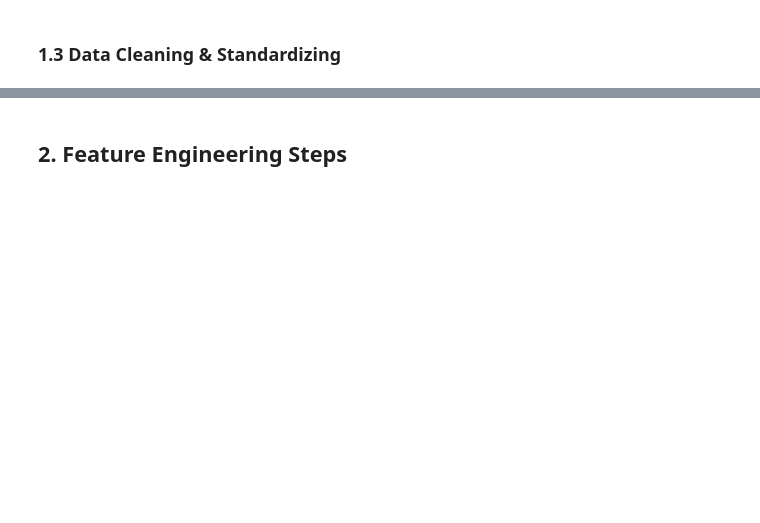
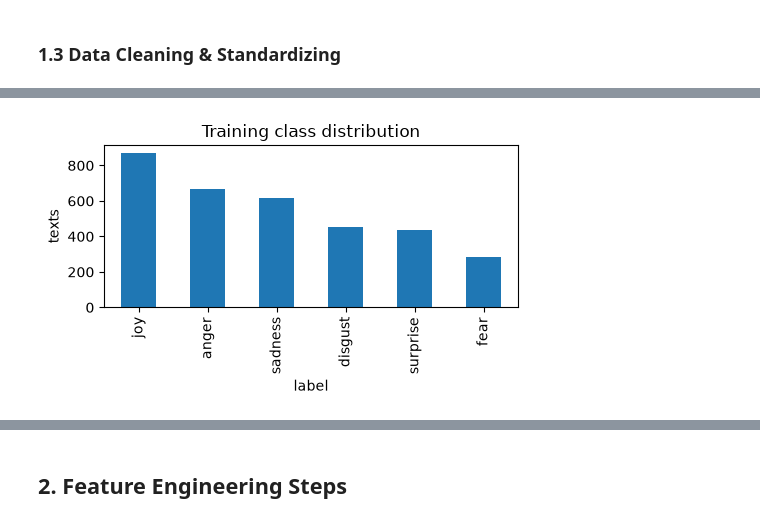
Before and after one commit to 0-Gixty-0/DM2026-Lab2-Exercise, a Jupyter notebook: DM2026-Lab2-Homework.ipynb, the cells around one changed output, grey strips where cells are left out. Saved outputs shown, nothing was run; the diff lists cells and outputs as text; code cells hidden in the pictures; blank space fills up the shorter version.

Commit message:
add exploration and first model tests

```diff
--- a/DM2026-Lab2-Homework.ipynb
+++ b/DM2026-Lab2-Homework.ipynb
@@ -305,25 +382,25 @@ def clean_text(text):
     # Curly quotes -> straight quotes, then collapse whitespace
     text = text.replace("’", "'").replace("‘", "'").replace("“", '"').replace("”", '"')
     return re.sub(r"\s+", " ", text).strip()
-
-# TweetTokenizer keeps emoji and contractions, and shortens "sooooo" to "sooo"
-tok = TweetTokenizer(preserve_case=False, reduce_len=True)
-
-# Keep negations: removing "not" turns "not happy" into "happy"
-NEGATIONS = {"no", "not", "nor", "never", "don't", "didn't", "isn't", "wasn't",
-             "can't", "won't", "shouldn't", "couldn't", "doesn't", "aren't"}
-STOP = set(stopwords.words("english")) - NEGATIONS
-
-def tokenize(text, remove_stop=True):
-    toks = tok.tokenize(text)
-    if remove_stop:
-        toks = [t for t in toks if t not in STOP]
-    return toks
-
-train_df["clean_text"] = train_df["text"].map(clean_text)
-train_df["tokens"] = train_df["clean_text"].map(tokenize)
-test_df["clean_text"] = test_df["text"].map(clean_text)
-test_df["tokens"] = test_df["clean_text"].map(tokenize)
+# %%
+# TweetTokenizer keeps emoji and contractions, and shortens "sooooo" to "sooo"
+tok = TweetTokenizer(preserve_case=False, reduce_len=True)
+
+# Keep negations: removing "not" turns "not happy" into "happy"
+NEGATIONS = {"no", "not", "nor", "never", "don't", "didn't", "isn't", "wasn't",
+             "can't", "won't", "shouldn't", "couldn't", "doesn't", "aren't"}
+STOP = set(stopwords.words("english")) - NEGATIONS
+
+def tokenize(text, remove_stop=False):
+    toks = tok.tokenize(text)
+    if remove_stop:
+        toks = [t for t in toks if t not in STOP]
+    return toks
+
+train_df["clean_text"] = train_df["text"].map(clean_text)
+train_df["tokens"] = train_df["clean_text"].map(tokenize)
+test_df["clean_text"] = test_df["text"].map(clean_text)
+test_df["tokens"] = test_df["clean_text"].map(tokenize)
 # %%
 # Most common tokenizer outputs
 collections.Counter(x for s in train_df.text for x in tokenize(clean_text(s))
@@ -348,0 +426,7 @@ collections.Counter(x for s in train_df.text for x in tokenize(clean_text(s))
+# %%
+fig, ax = plt.subplots(figsize=(5, 3))
+train_df["label"].value_counts().reindex(LABELS).plot(kind="bar", ax=ax, color="tab:blue")
+ax.set_title("Training class distribution"); ax.set_ylabel("texts")
+plt.tight_layout(); plt.show()
+# %% [output]
+[figure, added]
```
Also changed, not shown: parts of 17 cells of this notebook.
